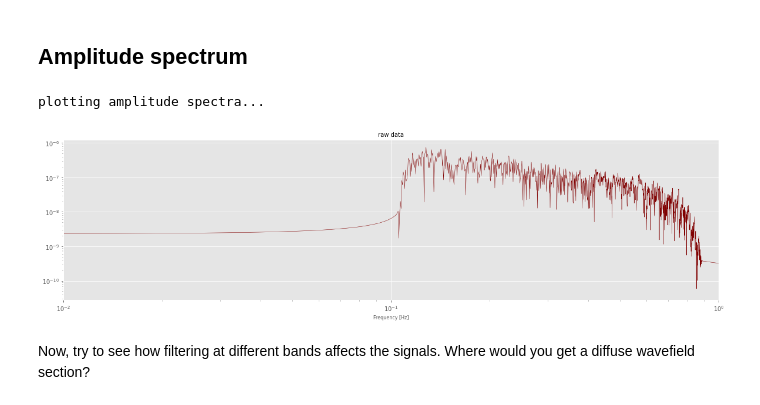
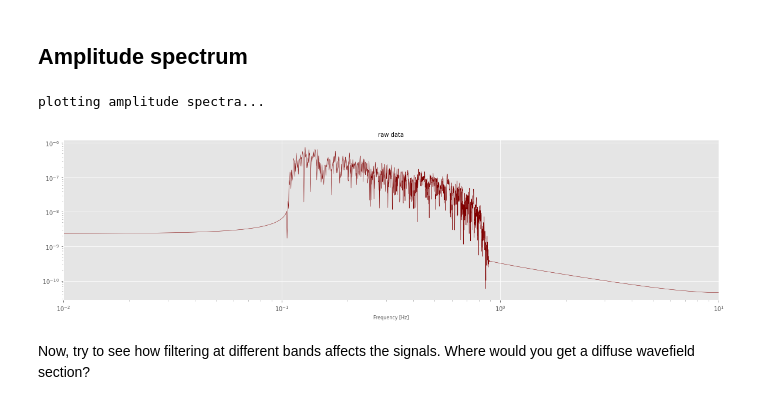
Before and after one commit to danielpeter/teaching-seismic-waves, a Jupyter notebook: 9_Ambient_noise/exercise/exercise_diffuse_mars.ipynb, the cells around one changed output. Cells and saved outputs as stored; diff of their text form; code cells hidden in the pictures.

```diff
--- a/9_Ambient_noise/exercise/exercise_diffuse_mars.ipynb
+++ b/9_Ambient_noise/exercise/exercise_diffuse_mars.ipynb
@@ -340,18 +340,18 @@ FT = np.abs(FT)
 # %%
 print("plotting amplitude spectra...")
 
 # Frequency axis for plotting
 freqs = np.fft.rfftfreq(tr.stats.npts, d=tr.stats.delta)
 
 # Figure
 plt.title("raw data",size=10)
 plt.loglog(freqs, FT,color='maroon')
-plt.xlim(1e-2, 1)
+plt.xlim(1e-2, freq_Ny)
 plt.xlabel("Frequency [Hz]",size=8)
 #plt.legend()
 plt.show()
 # %% [output]
 plotting amplitude spectra...
-[figure, old version]
+[figure, new version]
 # %% [markdown]
 Now, try to see how filtering at different bands affects the signals. Where would you get a diffuse wavefield section?
```
Also changed, not shown: parts of 1 cell of this notebook.
